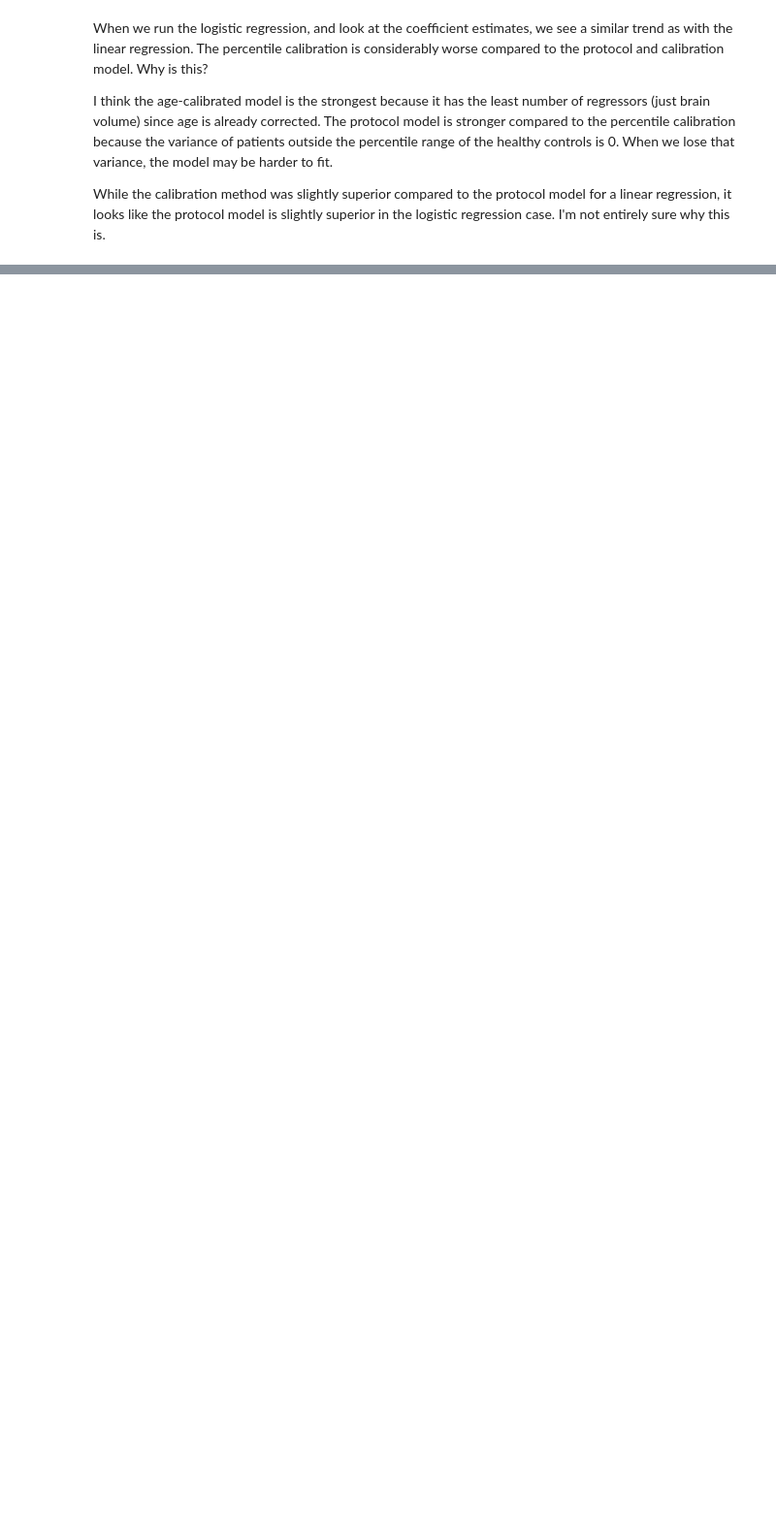
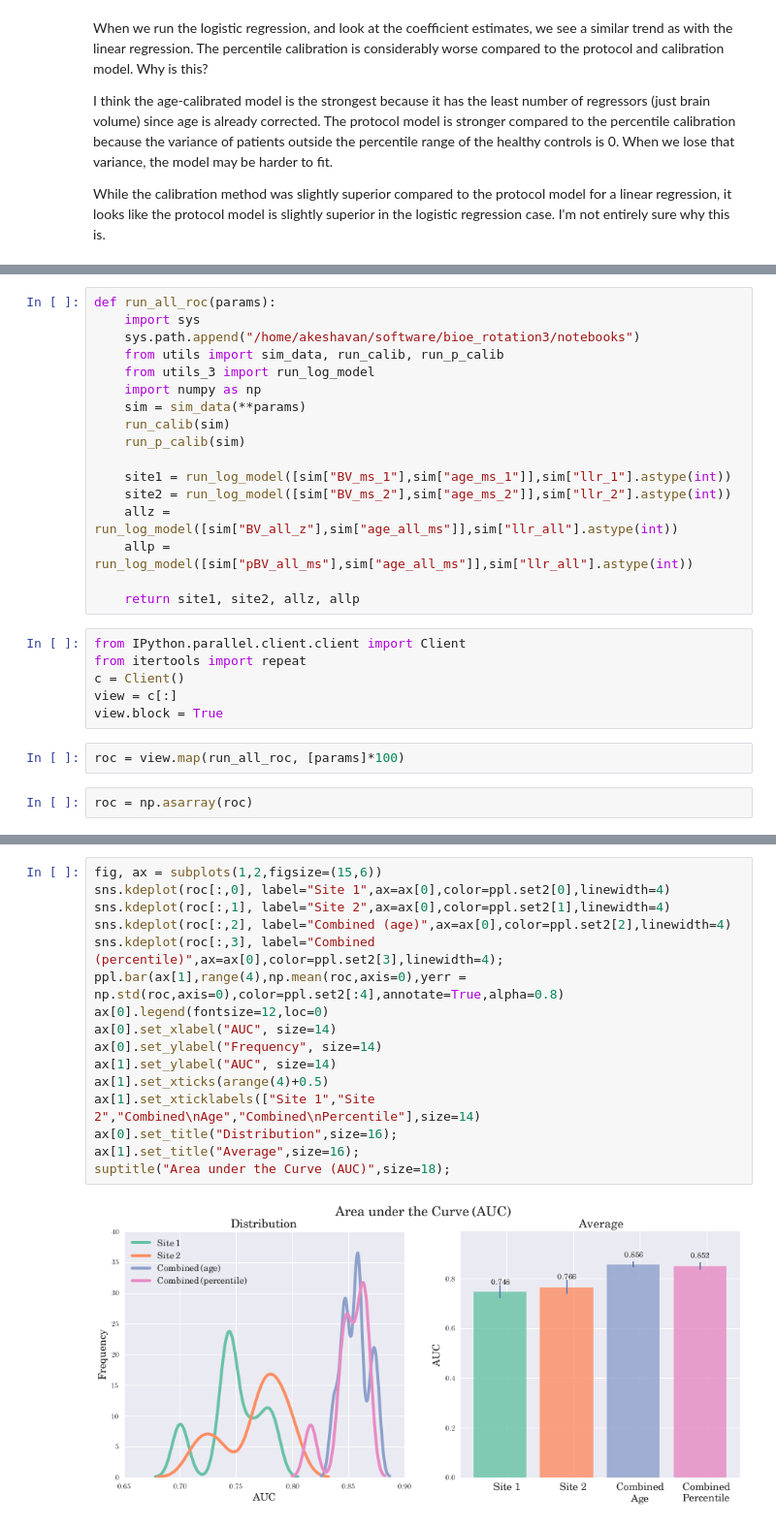
Before and after one commit to akeshavan/bioe_rotation3, a Jupyter notebook: notebooks/Logistic.ipynb, the cells around one changed output, grey strips where cells are left out. Shown at 97% size. Cells and saved outputs as stored; diff of their text form; blank space fills up the shorter version.

```diff
--- a/notebooks/Logistic.ipynb
+++ b/notebooks/Logistic.ipynb
@@ -353,0 +404,27 @@ While the calibration method was slightly superior compared to the protocol mode
+# %%
+def run_all_roc(params):
+    import sys
+    sys.path.append("/home/akeshavan/software/bioe_rotation3/notebooks")
+    from utils import sim_data, run_calib, run_p_calib
+    from utils_3 import run_log_model
+    import numpy as np
+    sim = sim_data(**params)
+    run_calib(sim)
+    run_p_calib(sim)
+
+    site1 = run_log_model([sim["BV_ms_1"],sim["age_ms_1"]],sim["llr_1"].astype(int))
+    site2 = run_log_model([sim["BV_ms_2"],sim["age_ms_2"]],sim["llr_2"].astype(int))
+    allz = run_log_model([sim["BV_all_z"],sim["age_all_ms"]],sim["llr_all"].astype(int))
+    allp = run_log_model([sim["pBV_all_ms"],sim["age_all_ms"]],sim["llr_all"].astype(int))
+
+    return site1, site2, allz, allp
+# %%
+from IPython.parallel.client.client import Client
+from itertools import repeat
+c = Client()
+view = c[:]
+view.block = True
+# %%
+roc = view.map(run_all_roc, [params]*100)
+# %%
+roc = np.asarray(roc)
@@ -353,0 +433,18 @@ While the calibration method was slightly superior compared to the protocol mode
+# %%
+fig, ax = subplots(1,2,figsize=(15,6))
+sns.kdeplot(roc[:,0], label="Site 1",ax=ax[0],color=ppl.set2[0],linewidth=4)
+sns.kdeplot(roc[:,1], label="Site 2",ax=ax[0],color=ppl.set2[1],linewidth=4)
+sns.kdeplot(roc[:,2], label="Combined (age)",ax=ax[0],color=ppl.set2[2],linewidth=4)
+sns.kdeplot(roc[:,3], label="Combined (percentile)",ax=ax[0],color=ppl.set2[3],linewidth=4);
+ppl.bar(ax[1],range(4),np.mean(roc,axis=0),yerr = np.std(roc,axis=0),color=ppl.set2[:4],annotate=True,alpha=0.8)
+ax[0].legend(fontsize=12,loc=0)
+ax[0].set_xlabel("AUC", size=14)
+ax[0].set_ylabel("Frequency", size=14)
+ax[1].set_ylabel("AUC", size=14)
+ax[1].set_xticks(arange(4)+0.5)
+ax[1].set_xticklabels(["Site 1","Site 2","Combined\nAge","Combined\nPercentile"],size=14)
+ax[0].set_title("Distribution",size=16);
+ax[1].set_title("Average",size=16);
+suptitle("Area under the Curve (AUC)",size=18);
+# %% [output]
+[figure, added]
```
Also changed, not shown: parts of 50 cells of this notebook, 2 other files.
